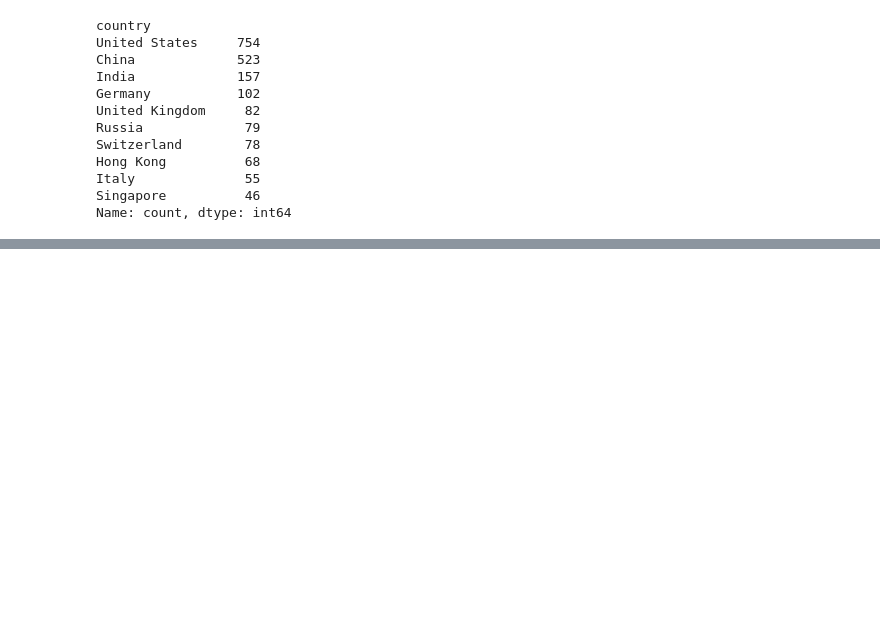
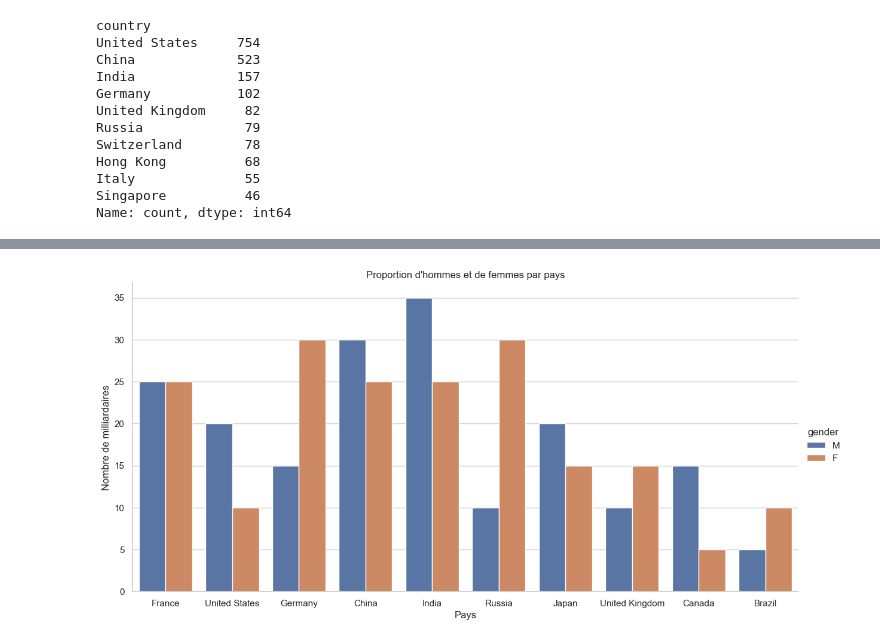
Before and after one commit to BrunetAlexis/Brief_2_Simplon, a Jupyter notebook: brief_Yasemin.ipynb, the cells around one changed output, grey strips where cells are left out. Drawn from its saved outputs; the diff is of its cells as text; code cells hidden in the pictures; blank space fills up the shorter version.

Commit message:
Graph by Gender / countries

```diff
--- a/brief_Yasemin.ipynb
+++ b/brief_Yasemin.ipynb
@@ -60,0 +62,18 @@ plt.show()
+# %%
+df = pd.DataFrame(data)
+
+# Utilisez pandas pour transformer le DataFrame en un format adapté pour le graphique
+df_melted = df.melt('country', var_name='gender', value_name='count')
+
+# Créez le graphique catplot avec deux barres pour chaque pays
+sns.catplot(x='country', y='count', hue='gender', kind='bar', data=df_melted, height=6, aspect=2)
+
+# Ajoutez un titre et des étiquettes d'axe
+plt.title('Proportion d\'hommes et de femmes par pays')
+plt.xlabel('Pays')
+plt.ylabel('Nombre de milliardaires')
+
+# Affichez le graphique
+plt.show()
+# %% [output]
+[figure, added]
```
Also changed, not shown: parts of 2 cells of this notebook.
